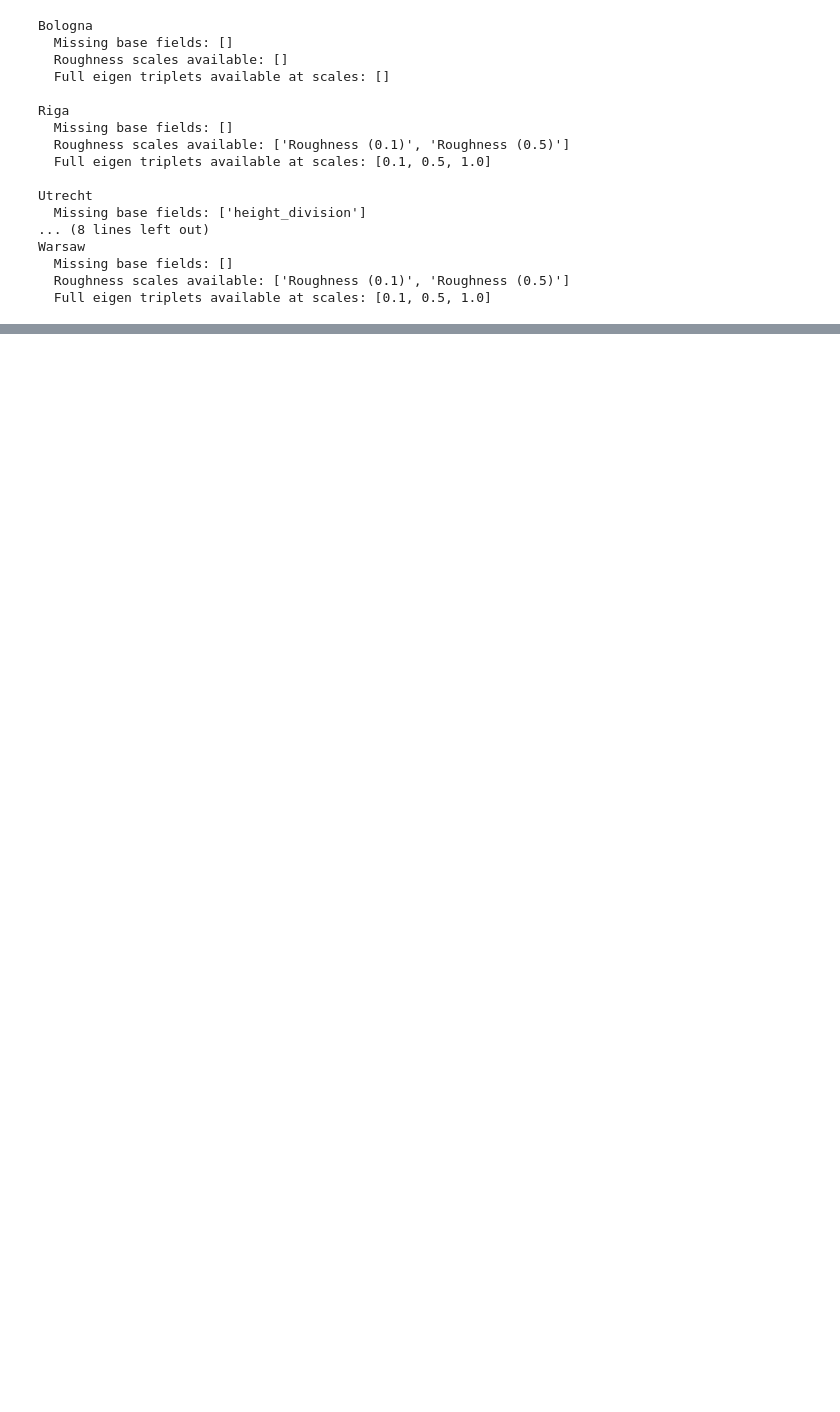
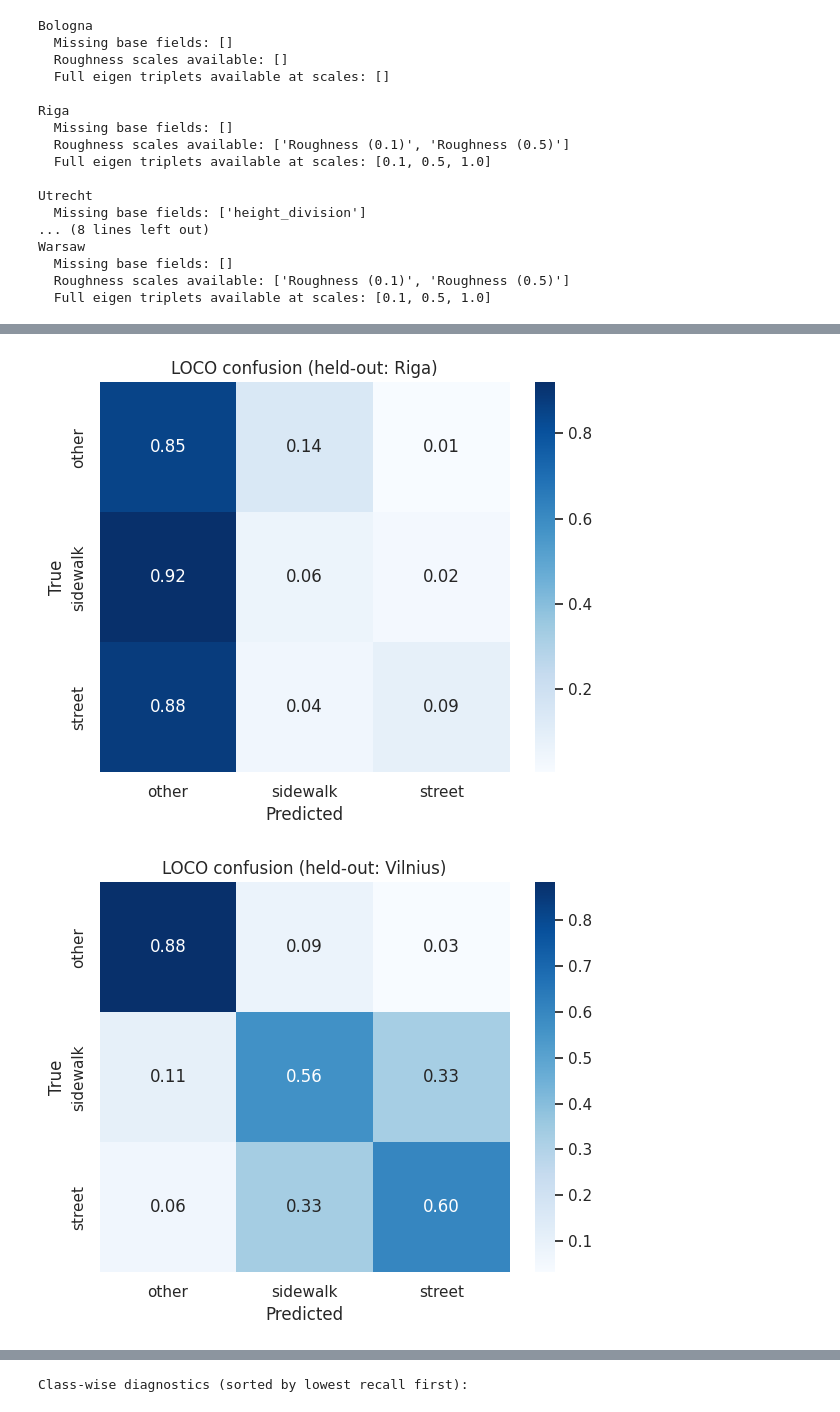
Before and after one commit to jammy-data/lidar_sidewalks, a Jupyter notebook: Notebooks/4_carriageway_focus.ipynb, the cells around one changed output, grey strips where cells are left out. Saved outputs shown, nothing was run; the diff lists cells and outputs as text; code cells hidden in the pictures; blank space fills up the shorter version.

```diff
--- a/Notebooks/4_carriageway_focus.ipynb
+++ b/Notebooks/4_carriageway_focus.ipynb
@@ -487,0 +775,71 @@ display(ablation_summary)
+# %%
+# Per-city diagnostic reports + confusion matrices
+from sklearn.metrics import classification_report, confusion_matrix
+from sklearn.ensemble import RandomForestClassifier
+import seaborn as sns
+import matplotlib.pyplot as plt
+
+if 'eligible_city_dfs' not in globals() or 'model_feature_cols' not in globals():
+    raise RuntimeError("Run the LOCO training cell above first to create `eligible_city_dfs` and `model_feature_cols`.")
+
+diag_rows = []
+city_predictions = {}
+label_order = [0, 2, 11]
+label_names = ['other', 'sidewalk', 'street']
+
+for held_out_city in eligible_city_dfs.keys():
+    train_cities = [c for c in eligible_city_dfs.keys() if c != held_out_city]
+    train_df = pd.concat([eligible_city_dfs[c] for c in train_cities], ignore_index=True)
+    test_df = eligible_city_dfs[held_out_city].copy()
+
+    X_train = train_df[model_feature_cols]
+    y_train = train_df['target']
+    X_test = test_df[model_feature_cols]
+    y_test = test_df['target']
+
+    clf = RandomForestClassifier(
+        n_estimators=LOCO_N_ESTIMATORS,
+        random_state=LOCO_RANDOM_SEED,
+        n_jobs=LOCO_N_JOBS,
+        class_weight=LOCO_CLASS_WEIGHT,
+    )
+    clf.fit(X_train, y_train)
+    y_pred = clf.predict(X_test)
+
+    city_predictions[held_out_city] = {
+        'X_test': X_test,
+        'y_test': y_test,
+        'y_pred': y_pred,
+        'feature_importance': pd.Series(clf.feature_importances_, index=model_feature_cols).sort_values(ascending=False),
+    }
+
+    rep = classification_report(y_test, y_pred, labels=label_order, output_dict=True, zero_division=0)
+    for cid, cname in zip(label_order, label_names):
+        row = rep.get(str(cid), {})
+        diag_rows.append({
+            'held_out_city': held_out_city,
+            'class_id': cid,
+            'class_name': cname,
+            'precision': row.get('precision', 0.0),
+            'recall': row.get('recall', 0.0),
+            'f1': row.get('f1-score', 0.0),
+            'support': row.get('support', 0),
+        })
+
+    cm = confusion_matrix(y_test, y_pred, labels=label_order)
+    cmn = cm.astype(float) / np.maximum(cm.sum(axis=1, keepdims=True), 1)
+
+    plt.figure(figsize=(6, 5))
+    sns.heatmap(cmn, annot=True, fmt='.2f', cmap='Blues', xticklabels=label_names, yticklabels=label_names)
+    plt.title(f'LOCO confusion (held-out: {held_out_city})')
+    plt.xlabel('Predicted')
+    plt.ylabel('True')
+    plt.tight_layout()
+    plt.show()
+
+city_diag_df = pd.DataFrame(diag_rows)
+print('Class-wise diagnostics (sorted by lowest recall first):')
+display(city_diag_df.sort_values(['recall', 'f1']).reset_index(drop=True))
+# %% [output]
+[figure, added]
+[figure, added]
@@ -487,0 +847 @@ display(ablation_summary)
+Class-wise diagnostics (sorted by lowest recall first):
```
Also changed, not shown: parts of 20 cells of this notebook, 11 other files.
